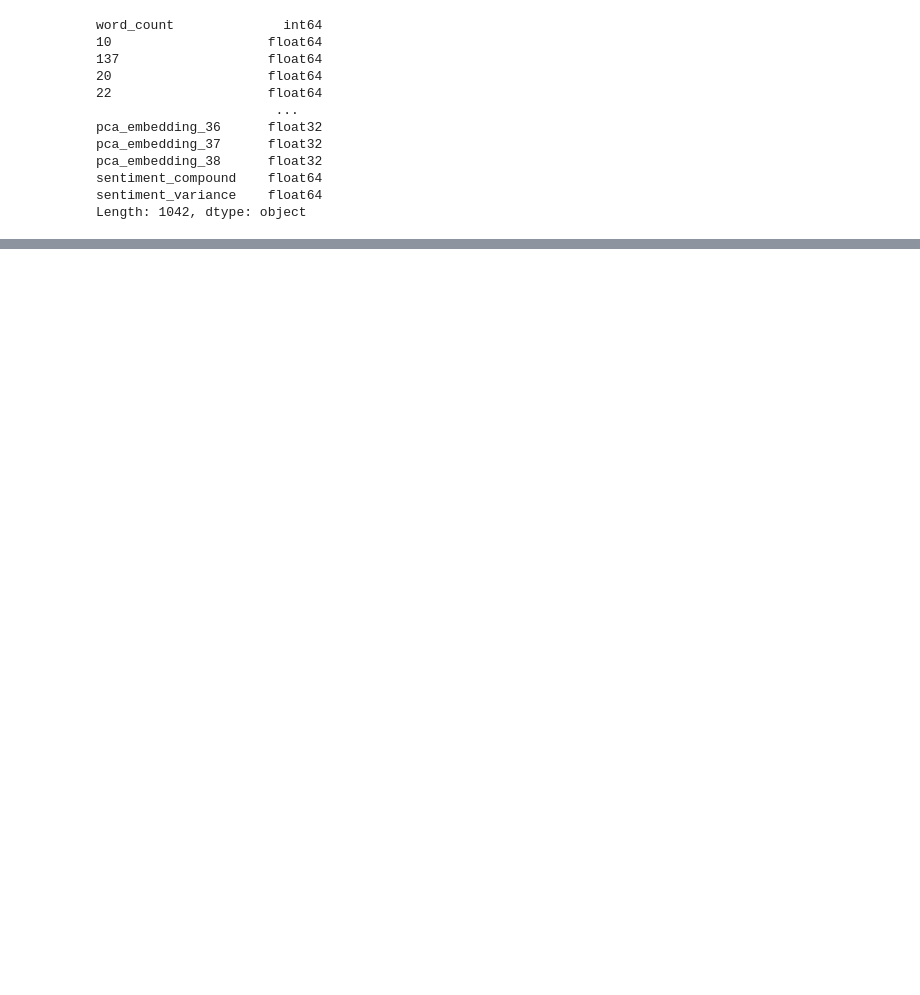
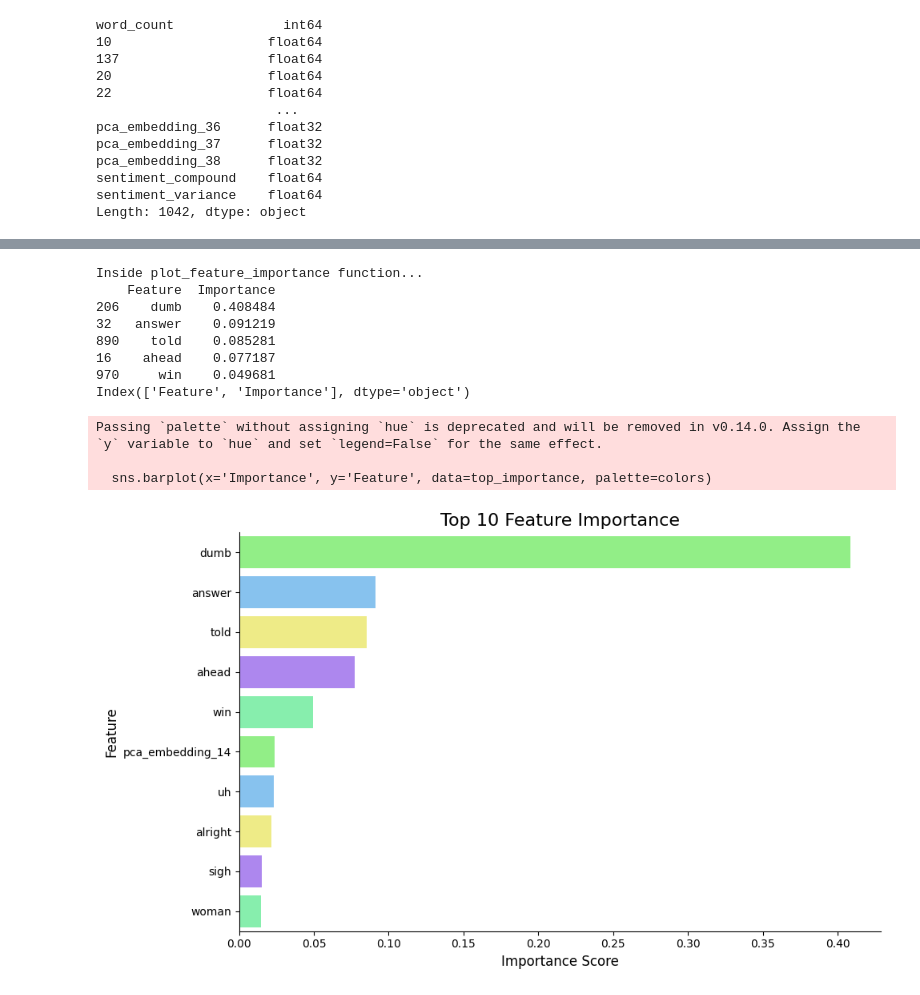
Before and after one commit to karadowning/python, a Jupyter notebook: rick_n_morty2.ipynb, the cells around one changed output, grey strips where cells are left out. Saved outputs shown, nothing was run; the diff lists cells and outputs as text; code cells hidden in the pictures; blank space fills up the shorter version.

```diff
--- a/rick_n_morty2.ipynb
+++ b/rick_n_morty2.ipynb
@@ -0,0 +46,5 @@
+# %%
+# Random Forest Regression
+rf_model = RandomForestRegressor(random_state=42)
+rf_model.fit(X_train, y_train)
+rf_predictions = rf_model.predict(X_test)
@@ -179,0 +488,51 @@ sentiment_variance            1.000000
+# %%
+import matplotlib.pyplot as plt
+import seaborn as sns
+
+def plot_feature_importance(importance_df, top_n=10):
+    """Plots the top N feature importances with the specified color palette and white background."""
+    print("Inside plot_feature_importance function...")
+    print(importance_df.head())
+    print(importance_df.columns)
+
+    # Specified Color Palette
+    color_palette = ['#84ff76', '#76c4ff', '#fffb76', '#a876ff', '#76ffa8']
+
+    plt.figure(figsize=(10, 6), facecolor='white')  # White background
+
+    top_importance = importance_df.head(top_n)
+
+    # Create a list of colors for the bars, cycling through the palette
+    colors = color_palette * (top_n // len(color_palette)) + color_palette[:top_n % len(color_palette)]
+
+    sns.barplot(x='Importance', y='Feature', data=top_importance, palette=colors)
+
+    plt.title(f'Top {top_n} Feature Importance', color='black', fontsize=16)  # Black title
+    plt.xlabel('Importance Score', color='black', fontsize=12)  # Black x-label
+    plt.ylabel('Feature', color='black', fontsize=12)  # Black y-label
+    plt.xticks(color='black')
+    plt.yticks(color='black')
+
+    # Remove spines and adjust appearance for white background
+    plt.gca().spines['top'].set_visible(False)
+    plt.gca().spines['right'].set_visible(False)
+    plt.gca().spines['left'].set_color('black')
+    plt.gca().spines['bottom'].set_color('black')
+
+    plt.tight_layout()
+    plt.show()
+# %%
+plot_feature_importance(importance_df)
+# %% [output]
+Inside plot_feature_importance function...
+    Feature  Importance
+206    dumb    0.408484
+32   answer    0.091219
+890    told    0.085281
+16    ahead    0.077187
+970     win    0.049681
+Index(['Feature', 'Importance'], dtype='object')
+Passing `palette` without assigning `hue` is deprecated and will be removed in v0.14.0. Assign the `y` variable to `hue` and set `legend=False` for the same effect.
+
+  sns.barplot(x='Importance', y='Feature', data=top_importance, palette=colors)
+[figure, added]
```
Also changed, not shown: parts of 85 cells of this notebook.
